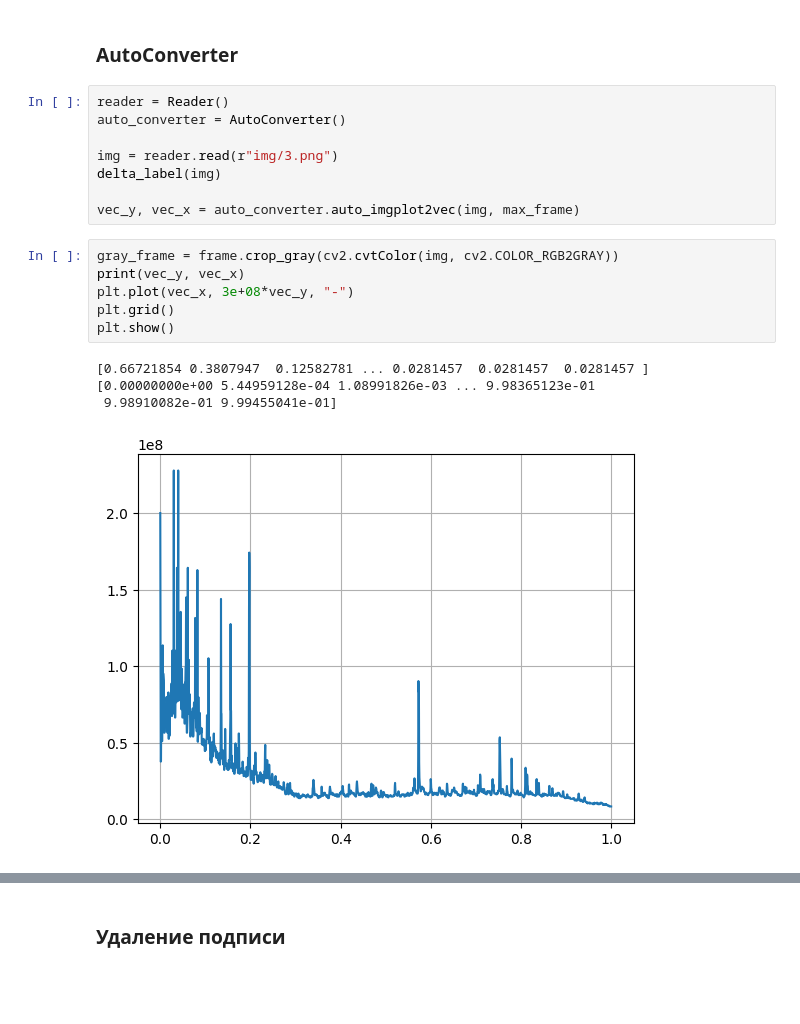
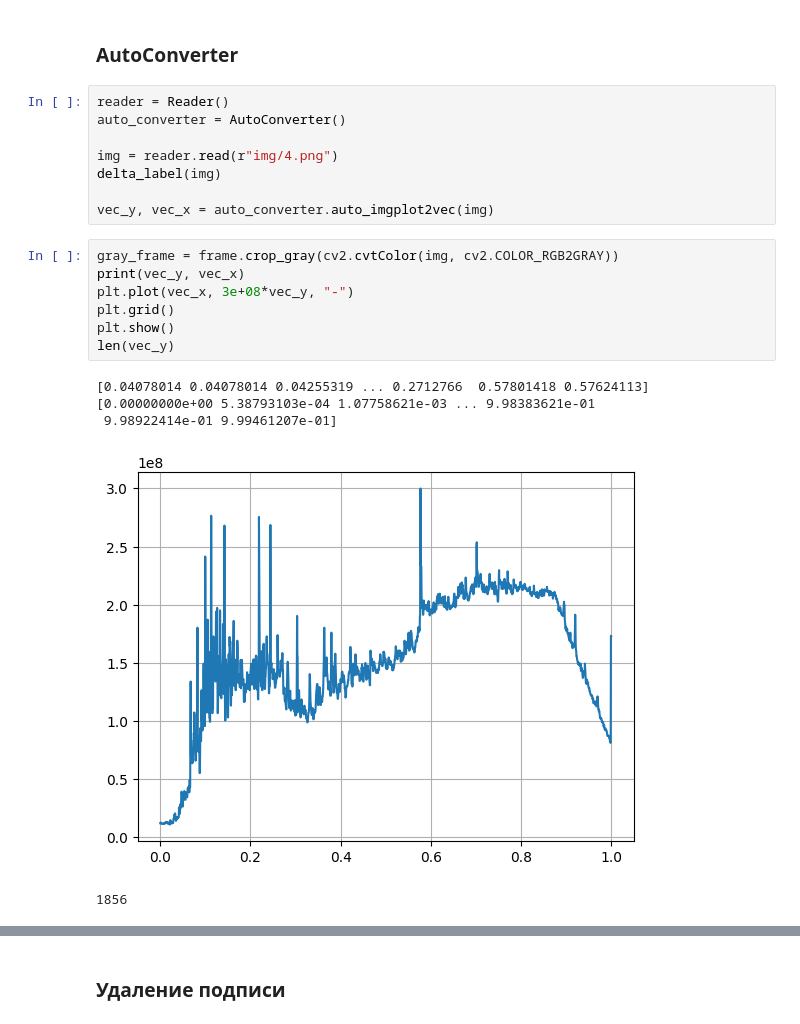
Before and after one commit to Dann38/imgplot2vec, a Jupyter notebook: scripts/exam.ipynb, the cells around one changed output, grey strips where cells are left out. Drawn from its saved outputs; the diff is of its cells as text; blank space fills up the shorter version.

```diff
--- a/scripts/exam.ipynb
+++ b/scripts/exam.ipynb
@@ -84,17 +84,19 @@ plt.imshow(gray_frame, cmap="gray")
 reader = Reader()
 auto_converter = AutoConverter()
 
-img = reader.read(r"img/3.png")
+img = reader.read(r"img/4.png")
 delta_label(img)
 
-vec_y, vec_x = auto_converter.auto_imgplot2vec(img, max_frame)
+vec_y, vec_x = auto_converter.auto_imgplot2vec(img)
 # %%
 gray_frame = frame.crop_gray(cv2.cvtColor(img, cv2.COLOR_RGB2GRAY))
 print(vec_y, vec_x)
 plt.plot(vec_x, 3e+08*vec_y, "-")
 plt.grid()
 plt.show()
+len(vec_y)
 # %% [output]
-[0.66721854 0.3807947  0.12582781 ... 0.0281457  0.0281457  0.0281457 ] [0.00000000e+00 5.44959128e-04 1.08991826e-03 ... 9.98365123e-01
- 9.98910082e-01 9.99455041e-01]
+[0.04078014 0.04078014 0.04255319 ... 0.2712766  0.57801418 0.57624113] [0.00000000e+00 5.38793103e-04 1.07758621e-03 ... 9.98383621e-01
+ 9.98922414e-01 9.99461207e-01]
-[figure, old version]
+[figure, new version]
+1856
```
Also changed, not shown: parts of 5 cells of this notebook, 2 other files.
